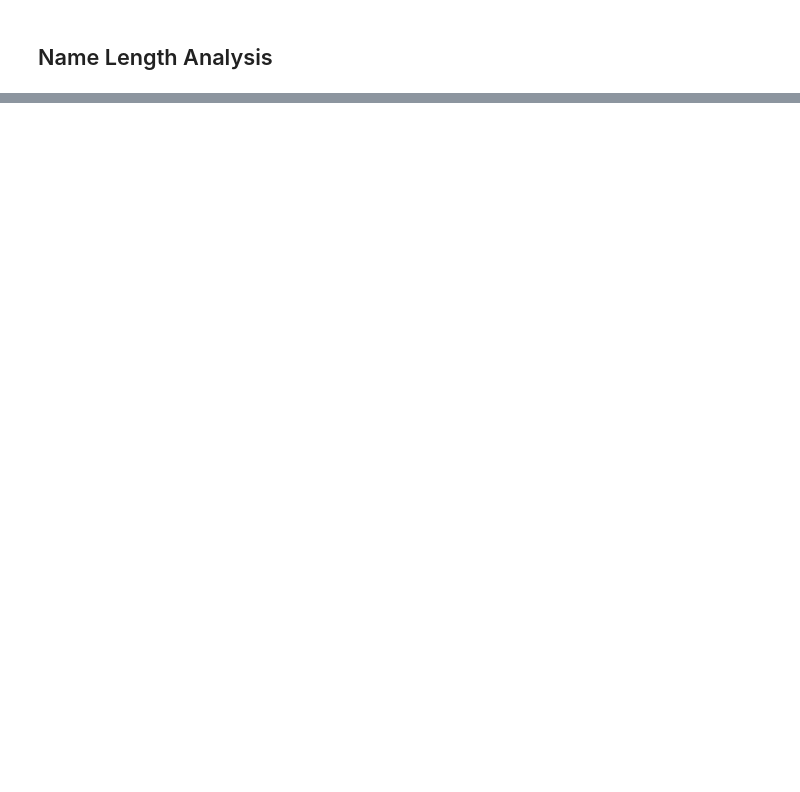
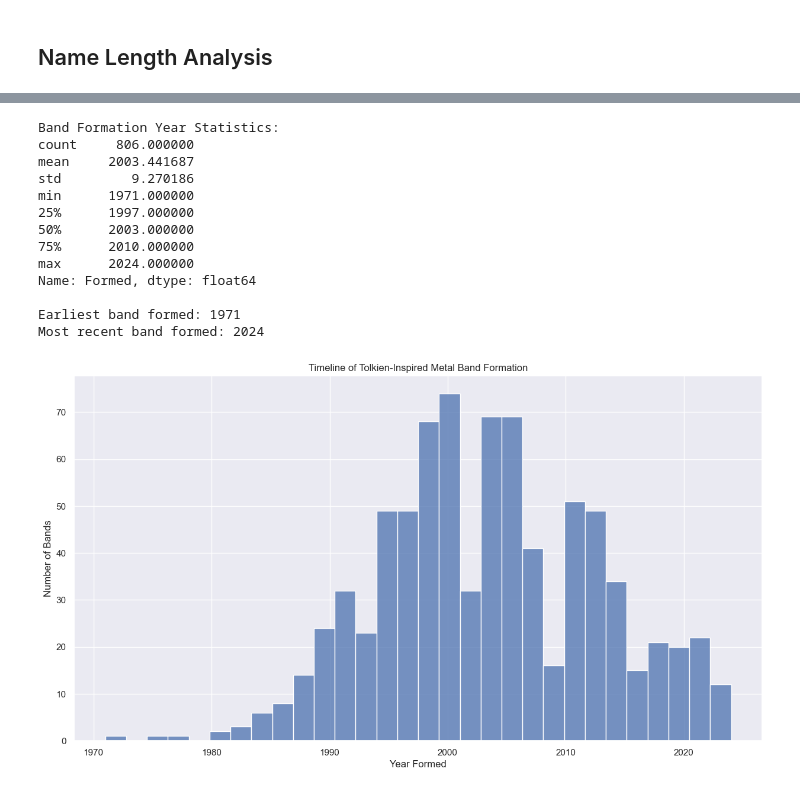
Before and after one commit to stereoabuse/Metal-Earth, a Jupyter notebook: analysis.ipynb, the cells around one changed output, grey strips where cells are left out. Drawn from its saved outputs; the diff is of its cells as text; code cells hidden in the pictures; blank space fills up the shorter version.

```diff
--- a/analysis.ipynb
+++ b/analysis.ipynb
@@ -51,25 +69,3 @@ Let's categorize some of the major references we see in the data.
-# %%
-# Define categories (based on the data we can see)
-categories = {
-    'Locations': ['Minas', 'Mordor', 'Gondor', 'Mirkwood', 'Angband', 'Gorgoroth'],
-    'Characters': ['Gothmog', 'Gorthaur', 'Azog', 'Maeglin', 'Maedhros', 'Luthien'],
-    'Artifacts': ['Aeglos', 'Great Horn', 'Black Sword'],
-    'Creatures': ['Maiar', 'Balrog', 'Dragon', 'Warg'],
-    'Concepts': ['Evil', 'Dark', 'Black', 'Death']
-}
-
-def categorize_term(term):
-    for category, terms in categories.items():
-        if any(ref.lower() in term.lower() for ref in terms):
-            return category
-    return 'Other'
-
-matches_df['Category'] = matches_df['Search Name'].apply(categorize_term)
-
-# Plot distribution of categories
-plt.figure(figsize=(10, 10))
-matches_df['Category'].value_counts().plot(kind='pie', autopct='%1.1f%%')
-plt.title('Distribution of Tolkien Reference Categories in Metal Band Names')
 # %% [markdown]
 ## Name Length Analysis
 # %%
@@ -128,0 +124,30 @@ plt.ylabel('Count of Terms')
+# %%
+formed_years = pd.to_numeric(matches_df['Formed'], errors='coerce')
+formed_years = formed_years.dropna()
+
+plt.figure(figsize=(15, 8))
+sns.histplot(data=formed_years, bins=30)
+plt.title('Timeline of Tolkien-Inspired Metal Band Formation')
+plt.xlabel('Year Formed')
+plt.ylabel('Number of Bands')
+
+# Add some statistics
+print("\nBand Formation Year Statistics:")
+print(formed_years.describe())
+print(f"\nEarliest band formed: {int(formed_years.min())}")
+print(f"Most recent band formed: {int(formed_years.max())}")
+# %% [output]
+Band Formation Year Statistics:
+count     806.000000
+mean     2003.441687
+std         9.270186
+min      1971.000000
+25%      1997.000000
+50%      2003.000000
+75%      2010.000000
+max      2024.000000
+Name: Formed, dtype: float64
+
+Earliest band formed: 1971
+Most recent band formed: 2024
+[figure, added]
```
Also changed, not shown: parts of 10 cells of this notebook, 1 other file.
